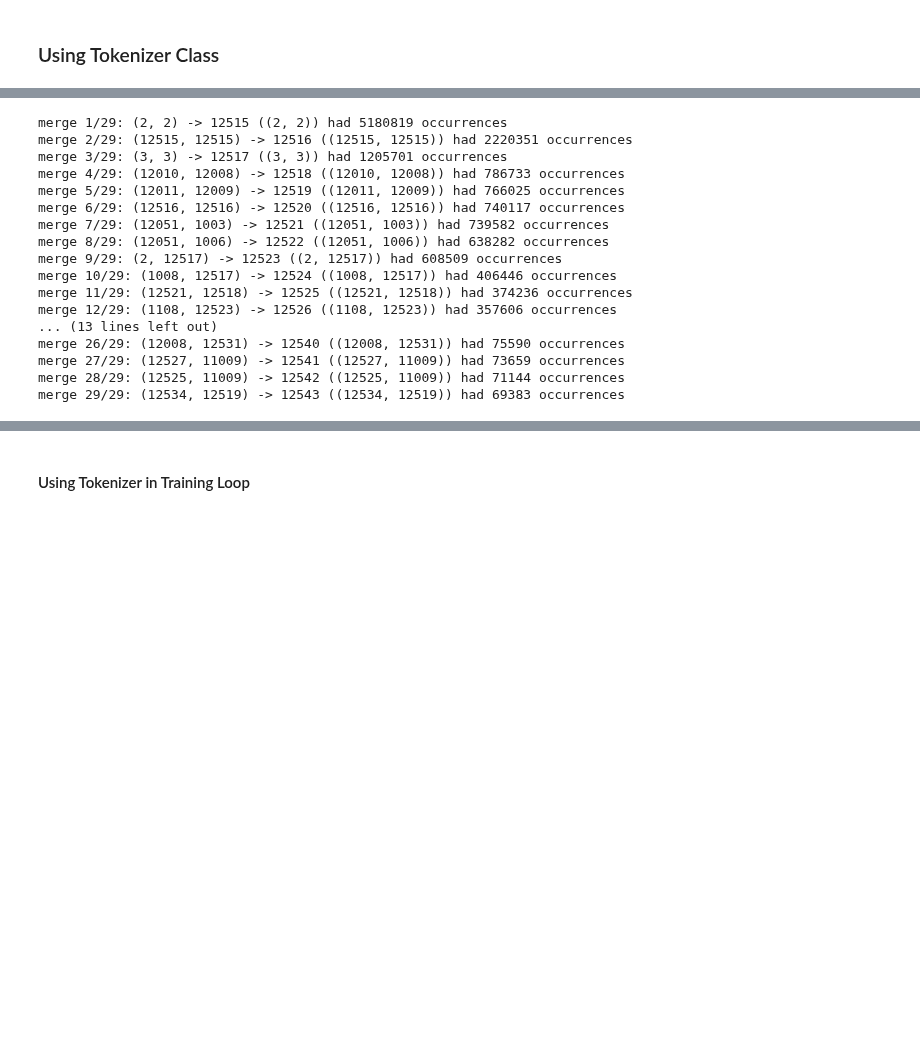
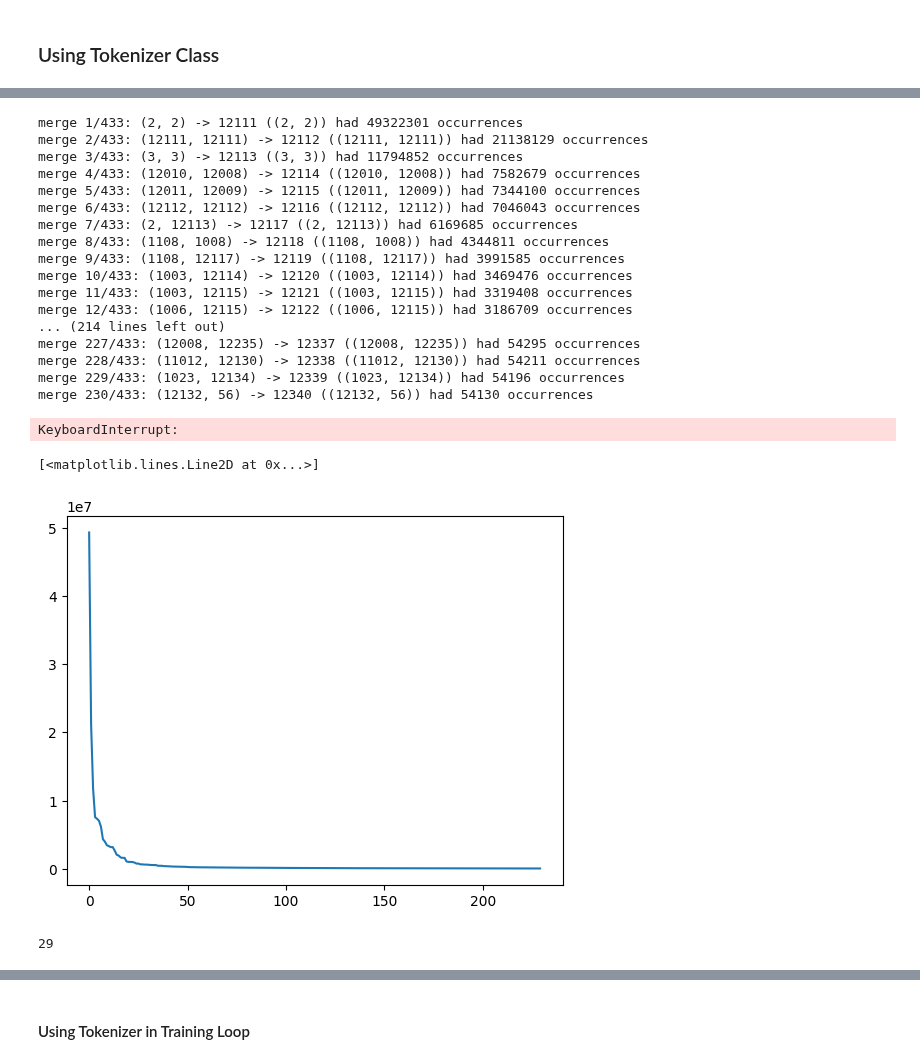
Before and after one commit to kingofguan/MarketGPT, a Jupyter notebook: tokenizer/bpe.ipynb, the cells around one changed output, grey strips where cells are left out. Drawn from its saved outputs; the diff is of its cells as text; code cells hidden in the pictures; blank space fills up the shorter version.

```diff
--- a/tokenizer/bpe.ipynb
+++ b/tokenizer/bpe.ipynb
@@ -491,21 +605,53 @@ array([[12051,  1006, 12011, ...,     2,     2,     2],
 # %%
 # train
-bpe_tokenizer.train(messages, 12544, vocab, verbose=True)
+# bpe_tokenizer.train(messages, 12544, vocab, verbose=True)
 # %% [output]
-merge 1/29: (2, 2) -> 12515 ((2, 2)) had 5180819 occurrences
-merge 2/29: (12515, 12515) -> 12516 ((12515, 12515)) had 2220351 occurrences
-merge 3/29: (3, 3) -> 12517 ((3, 3)) had 1205701 occurrences
-merge 4/29: (12010, 12008) -> 12518 ((12010, 12008)) had 786733 occurrences
-merge 5/29: (12011, 12009) -> 12519 ((12011, 12009)) had 766025 occurrences
-merge 6/29: (12516, 12516) -> 12520 ((12516, 12516)) had 740117 occurrences
-merge 7/29: (12051, 1003) -> 12521 ((12051, 1003)) had 739582 occurrences
-merge 8/29: (12051, 1006) -> 12522 ((12051, 1006)) had 638282 occurrences
-merge 9/29: (2, 12517) -> 12523 ((2, 12517)) had 608509 occurrences
-merge 10/29: (1008, 12517) -> 12524 ((1008, 12517)) had 406446 occurrences
-merge 11/29: (12521, 12518) -> 12525 ((12521, 12518)) had 374236 occurrences
-merge 12/29: (1108, 12523) -> 12526 ((1108, 12523)) had 357606 occurrences
-... (13 lines left out)
-merge 26/29: (12008, 12531) -> 12540 ((12008, 12531)) had 75590 occurrences
-merge 27/29: (12527, 11009) -> 12541 ((12527, 11009)) had 73659 occurrences
-merge 28/29: (12525, 11009) -> 12542 ((12525, 11009)) had 71144 occurrences
-merge 29/29: (12534, 12519) -> 12543 ((12534, 12519)) had 69383 occurrences
+merge 1/433: (2, 2) -> 12111 ((2, 2)) had 49322301 occurrences
+merge 2/433: (12111, 12111) -> 12112 ((12111, 12111)) had 21138129 occurrences
+merge 3/433: (3, 3) -> 12113 ((3, 3)) had 11794852 occurrences
+merge 4/433: (12010, 12008) -> 12114 ((12010, 12008)) had 7582679 occurrences
+merge 5/433: (12011, 12009) -> 12115 ((12011, 12009)) had 7344100 occurrences
+merge 6/433: (12112, 12112) -> 12116 ((12112, 12112)) had 7046043 occurrences
+merge 7/433: (2, 12113) -> 12117 ((2, 12113)) had 6169685 occurrences
+merge 8/433: (1108, 1008) -> 12118 ((1108, 1008)) had 4344811 occurrences
+merge 9/433: (1108, 12117) -> 12119 ((1108, 12117)) had 3991585 occurrences
+merge 10/433: (1003, 12114) -> 12120 ((1003, 12114)) had 3469476 occurrences
+merge 11/433: (1003, 12115) -> 12121 ((1003, 12115)) had 3319408 occurrences
+merge 12/433: (1006, 12115) -> 12122 ((1006, 12115)) had 3186709 occurrences
+... (214 lines left out)
+merge 227/433: (12008, 12235) -> 12337 ((12008, 12235)) had 54295 occurrences
+merge 228/433: (11012, 12130) -> 12338 ((11012, 12130)) had 54211 occurrences
+merge 229/433: (1023, 12134) -> 12339 ((1023, 12134)) had 54196 occurrences
+merge 230/433: (12132, 56) -> 12340 ((12132, 56)) had 54130 occurrences
+KeyboardInterrupt:
+# %%
+# number of occurrences of first 230 merges
+occurrences = [49322301, 21138129, 11794852, 7582679, 7344100, 7046043, 6169685, 4344811, 3991585, 3469476,
+ 3319408, 3186709, 3186073, 2657842, 2065245, 1945454, 1665695, 1612612, 1607464, 1076021, 1022454,
+ 1020125, 998443, 929921, 773426, 770746, 660937, 659266, 625814, 623655, 610389, 570319, 558771,
+ 555242, 547770, 450932, 449559, 444861, 395952, 393757, 372284, 367485, 342328, 336228, 318397,
+ 312744, 309533, 298255, 296435, 294684, 267270, 250814, 249166, 245440, 236506, 232515, 224413,
+ 223592, 223124, 219282, 219211, 218470, 214438, 210928, 205451, 204449, 202960, 196409, 194259,
+ 194141, 193635, 193200, 186756, 182100, 180005, 178760, 172061, 171884, 170916, 168317, 168252,
+ 168065, 167024, 164445, 161705, 157609, 157399, 156021, 155978, 155777, 154221, 153672, 152972,
+ 152725, 151441, 148408, 145562, 144109, 143328, 137113, 135461, 134418, 134042, 132056, 129646,
+ 128565, 128536, 128231, 128095, 127105, 124674, 123196, 119569, 119327, 119123, 117260, 116861,
+ 114968, 113274, 111596, 111202, 110093, 109791, 108839, 108501, 107328, 106518, 103848, 103106,
+ 102902, 102227, 100976, 99380, 98575, 95201, 94660, 94583, 94269, 93549, 93195, 92907, 92814, 92625,
+ 92173, 91986, 91321, 90652, 90179, 89247, 89017, 87839, 87439, 86933, 85216, 85007, 82615, 82470,
+ 81978, 81629, 81456, 80485, 79920, 78881, 78777, 78594, 77967, 77772, 77261, 77239, 76940, 76935,
+ 75702, 75017, 74843, 74770, 74492, 73868, 72769, 72424, 71671, 71293, 70995, 69859, 69376, 69354,
+ 68985, 68157, 67703, 67585, 66839, 66707, 66704, 66144, 65893, 65661, 65504, 65295, 64948, 64771,
+ 64532, 64484, 64061, 63859, 62997, 62378, 61992, 61960, 61303, 60469, 60059, 59974, 59484, 59400,
+ 58960, 58553, 57104, 56681, 56443, 56117, 55794, 55720, 55330, 55293, 55245, 55204, 54841, 54295,
+ 54211, 54196, 54130]
+
+# plot the number of occurrences of the first 230 merges
+plt.plot(occurrences)
+# %% [output]
+[<matplotlib.lines.Line2D at 0x...>]
+[figure, added]
+# %%
+12544 - 12515
+# %% [output]
+29
```
Also changed, not shown: parts of 12 cells of this notebook, 10 other files.
